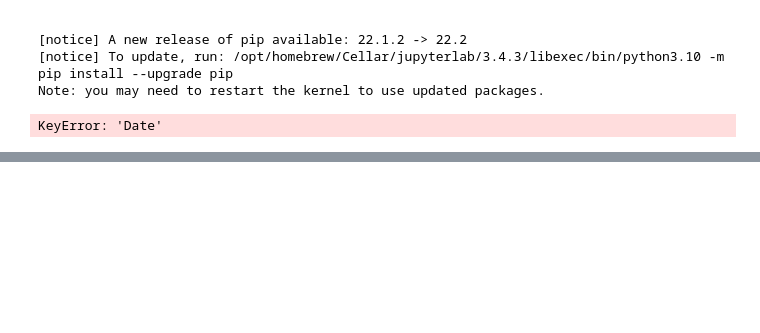
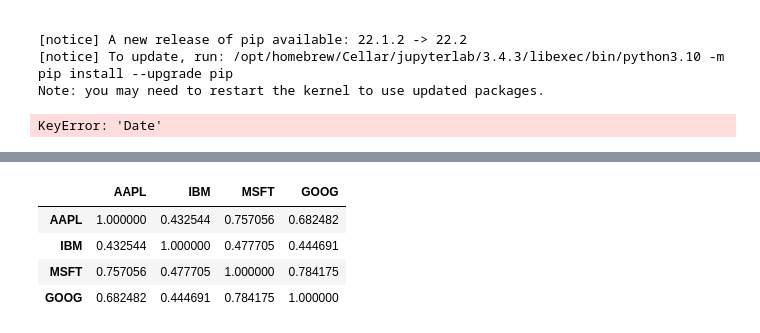
Before and after one commit to Payelban2022/pandas, a Jupyter notebook: Chapter5.ipynb, the cells around one changed output, grey strips where cells are left out. Saved outputs shown, nothing was run; the diff lists cells and outputs as text; code cells hidden in the pictures; blank space fills up the shorter version.

```diff
--- a/Chapter5.ipynb
+++ b/Chapter5.ipynb
@@ -1382,0 +1419,8 @@ KeyError: 'Date'
+# %%
+returns.corr()
+# %% [output]
+|  | AAPL | IBM | MSFT | GOOG |
+| AAPL | 1.000000 | 0.432544 | 0.757056 | 0.682482 |
+| IBM | 0.432544 | 1.000000 | 0.477705 | 0.444691 |
+| MSFT | 0.757056 | 0.477705 | 1.000000 | 0.784175 |
+| GOOG | 0.682482 | 0.444691 | 0.784175 | 1.000000 |
```
Also changed, not shown: parts of 26 cells of this notebook.
